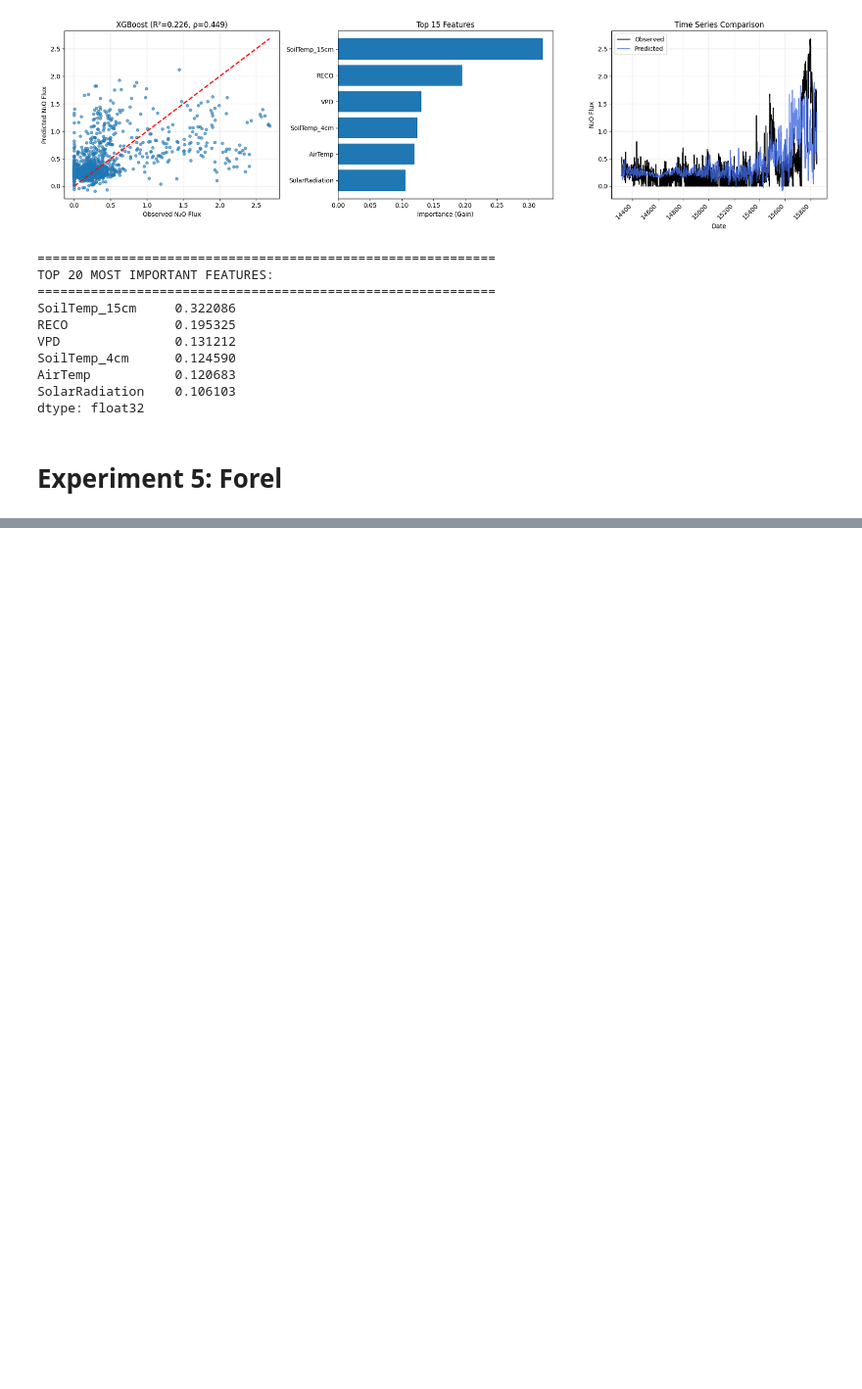
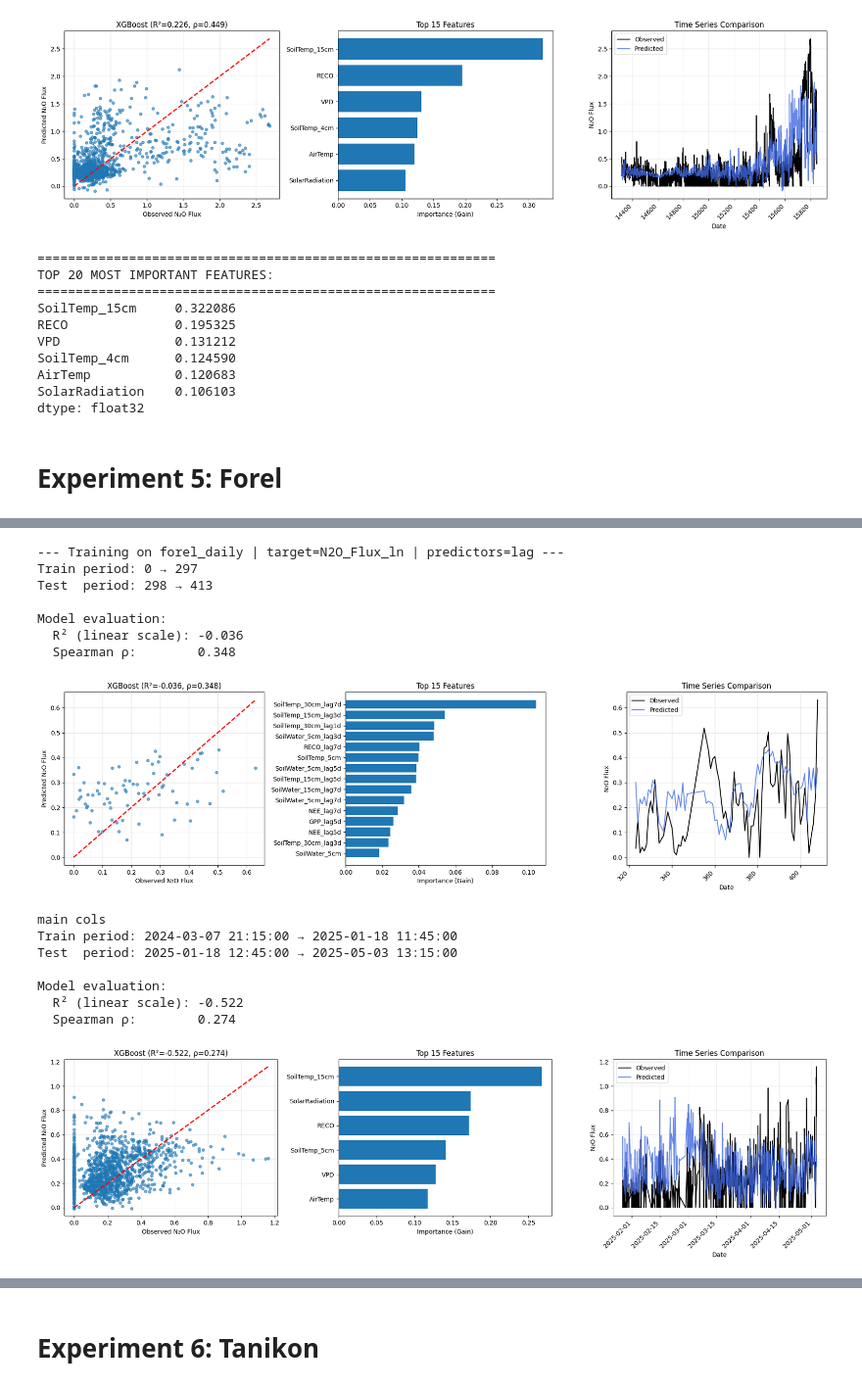
Before and after one commit to AndreasHiropedi/N2O_Emissions_Prediction, a Jupyter notebook: baseline_experiments/XGBoost_experiments.ipynb, the cells around one changed output, grey strips where cells are left out. Shown at 98% size. Cells and saved outputs as stored; diff of their text form; code cells hidden in the pictures; blank space fills up the shorter version.

Commit message:
added experiment for forel

```diff
--- a/baseline_experiments/XGBoost_experiments.ipynb
+++ b/baseline_experiments/XGBoost_experiments.ipynb
@@ -52,6 +52,8 @@ oensingen_2_lag = pd.read_csv("../datasets/Oensingen_2021-23_clean.csv")
 oensingen_2_daily = pd.read_csv("../datasets/Oensingen_Daily_2021-23.csv")
 aeschi_lag = pd.read_csv("../datasets/Aeschi_2019-20_clean.csv")
 aeschi_daily = pd.read_csv("../datasets/Aeschi_Daily_2019-20.csv")
+forel_lag = pd.read_csv("../datasets/Forel_2024-25_clean.csv")
+forel_daily = pd.read_csv("../datasets/Forel_Daily_2024-25.csv")
 # %% [markdown]
 # Experiment 1: Oensingen 2018-19
 # %%
@@ -1419,0 +1673,76 @@ dtype: float32
+# %%
+# ============================================================================
+# TRAINING 1: forel_daily with lag features
+# ============================================================================
+
+print("--- Training on forel_daily | target=N2O_Flux_ln | predictors=lag ---")
+
+results = train_xgb_timeseries(
+    df=forel_daily,
+    predictors=[
+        # --- Meteorological base variables ---
+        "Precipitation", "SolarRadiation", "AirTemp", "VPD",
+        "SoilWater_5cm", "SoilWater_15cm", "SoilWater_30cm",
+        "SoilTemp_5cm", "SoilTemp_15cm", "SoilTemp_30cm",
+        "NEE", "GPP", "RECO",
+
+        # --- Meteorological lag variables ---
+        "Precipitation_lag1d", "Precipitation_lag3d", "Precipitation_lag5d", "Precipitation_lag7d",
+        "SolarRadiation_lag1d", "SolarRadiation_lag3d", "SolarRadiation_lag5d", "SolarRadiation_lag7d",
+        "AirTemp_lag1d", "AirTemp_lag3d", "AirTemp_lag5d", "AirTemp_lag7d",
+        "VPD_lag1d", "VPD_lag3d", "VPD_lag5d", "VPD_lag7d",
+        "SoilWater_5cm_lag1d", "SoilWater_5cm_lag3d", "SoilWater_5cm_lag5d", "SoilWater_5cm_lag7d",
+        "SoilWater_15cm_lag1d", "SoilWater_15cm_lag3d", "SoilWater_15cm_lag5d", "SoilWater_15cm_lag7d",
+        "SoilWater_30cm_lag1d", "SoilWater_30cm_lag3d", "SoilWater_30cm_lag5d", "SoilWater_30cm_lag7d",
+        "SoilTemp_5cm_lag1d", "SoilTemp_5cm_lag3d", "SoilTemp_5cm_lag5d", "SoilTemp_5cm_lag7d",
+        "SoilTemp_15cm_lag1d", "SoilTemp_15cm_lag3d", "SoilTemp_15cm_lag5d", "SoilTemp_15cm_lag7d",
+        "SoilTemp_30cm_lag1d", "SoilTemp_30cm_lag3d", "SoilTemp_30cm_lag5d", "SoilTemp_30cm_lag7d",
+        "NEE_lag1d", "NEE_lag3d", "NEE_lag5d", "NEE_lag7d",
+        "GPP_lag1d", "GPP_lag3d", "GPP_lag5d", "GPP_lag7d",
+        "RECO_lag1d", "RECO_lag3d", "RECO_lag5d", "RECO_lag7d",
+
+        # --- Management variables ---
+        "Mowing", "FertilizerOrganic", "FertilizerMineral",
+        "DaysSince_Mowing", "DaysSince_FertilizerOrganic", "DaysSince_FertilizerMineral",
+    ],
+    target="N2O_Flux_ln",
+)
+
+
+# ============================================================================
+# TRAINING 2: forel(hourly) with main columns only
+# ============================================================================
+
+print("\nmain cols")
+results = train_xgb_timeseries(
+    df=forel_lag,
+    predictors=[
+        "AirTemp", "VPD",
+        "SoilTemp_5cm", "SoilTemp_15cm",
+        "RECO", "SolarRadiation"
+    ],
+    target="N2O_Flux_ln",
+)
+
+# PRINT TOP FEATURES FROM LAST MODEL
+print("\n" + "="*60)
+print("TOP 20 MOST IMPORTANT FEATURES:")
+print("="*60)
+print(results["feature_importance"].head(20))
+# %% [output]
+--- Training on forel_daily | target=N2O_Flux_ln | predictors=lag ---
+Train period: 0 → 297
+Test  period: 298 → 413
+
+Model evaluation:
+  R² (linear scale): -0.036
+  Spearman ρ:        0.348
+[figure, added]
+main cols
+Train period: 2024-03-07 21:15:00 → 2025-01-18 11:45:00
+Test  period: 2025-01-18 12:45:00 → 2025-05-03 13:15:00
+
+Model evaluation:
+  R² (linear scale): -0.522
+  Spearman ρ:        0.274
+[figure, added]
@@ -1419,0 +1759,2 @@ dtype: float32
+# %% [markdown]
+# Experiment 6: Tanikon
```
Also changed, not shown: parts of 4 cells of this notebook.
